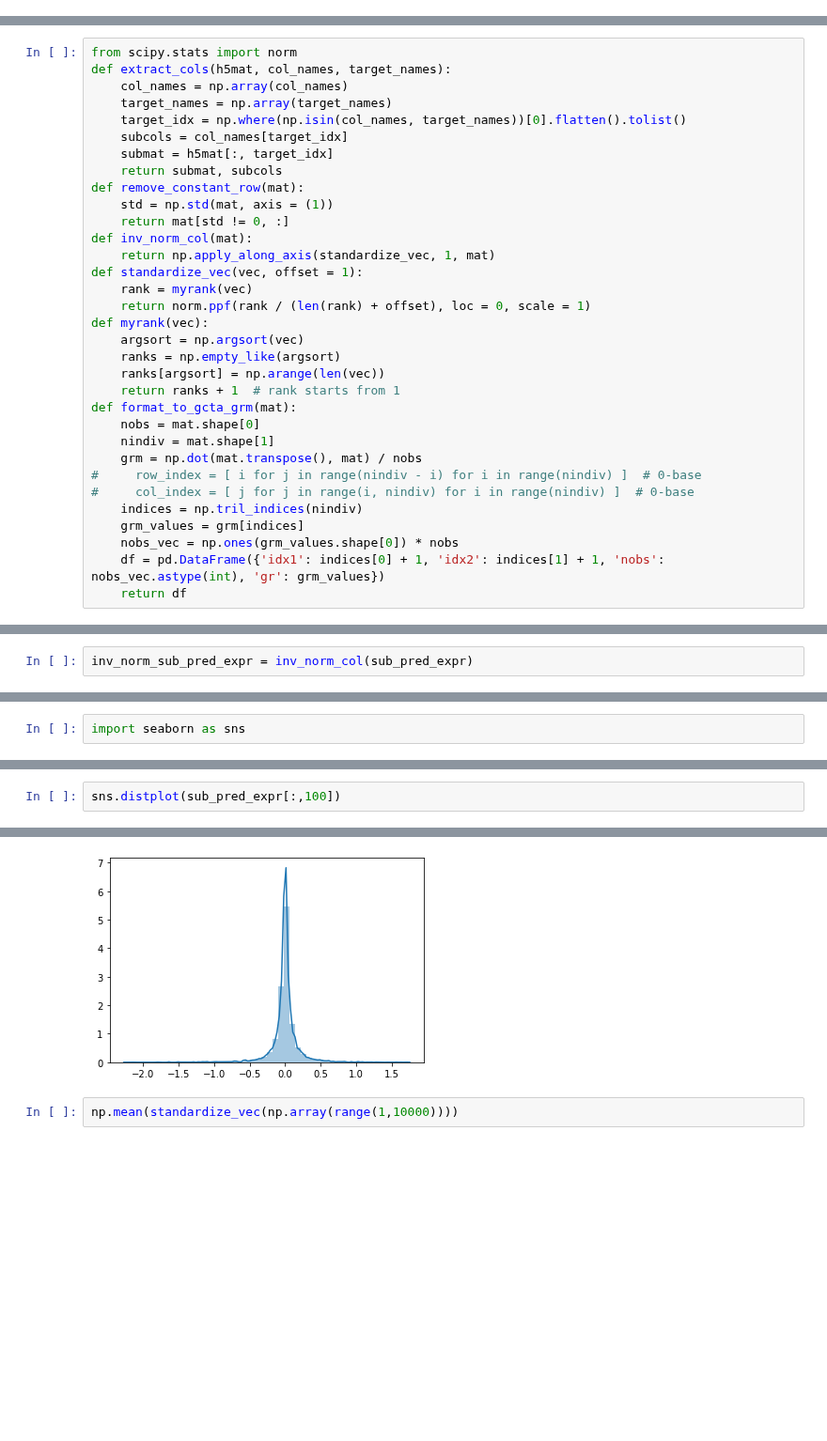
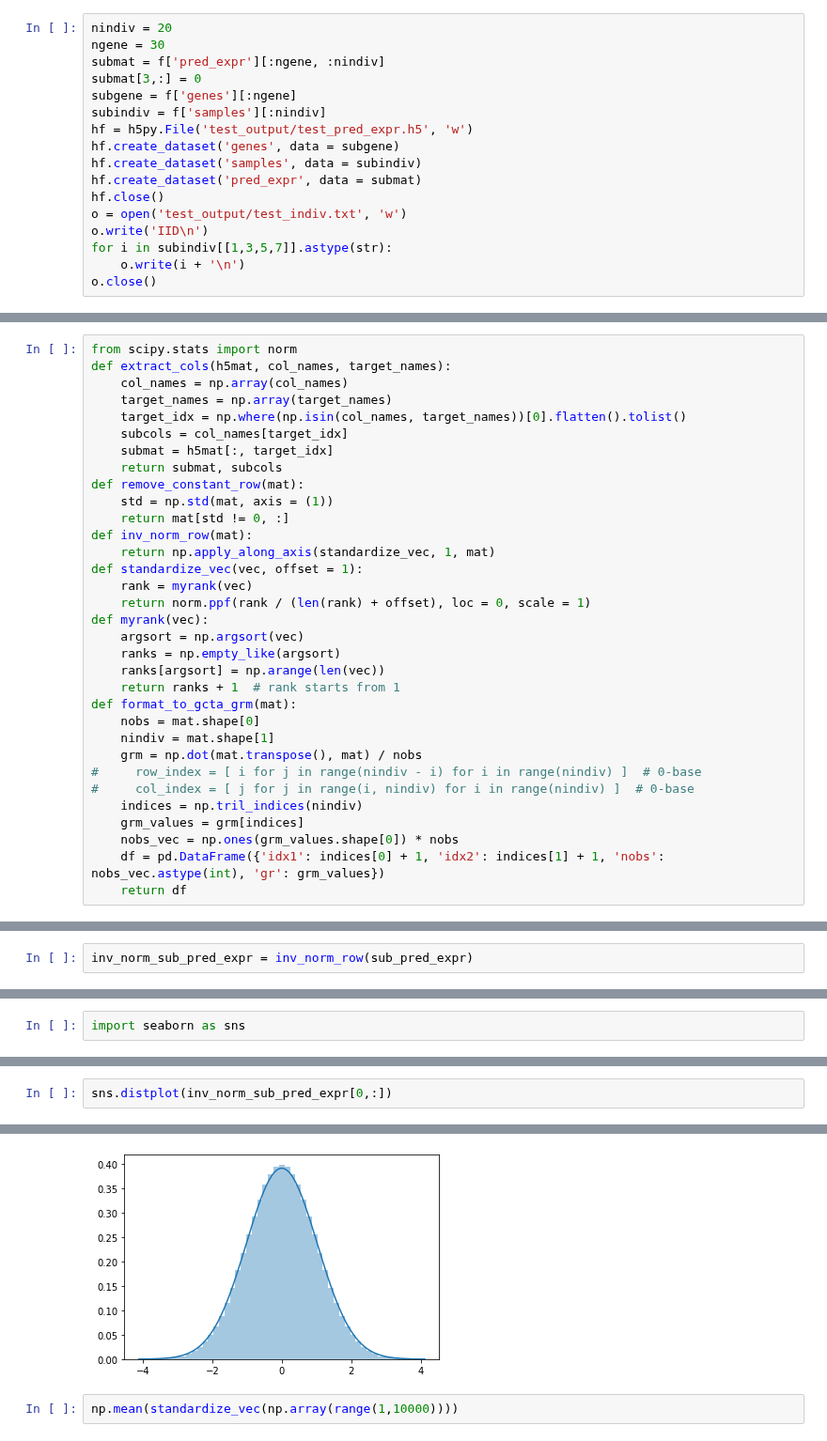
Before and after one commit to liangyy/ptrs-ukb, a Jupyter notebook: notebook/look_at_predicted_expr.ipynb, the cells around one changed output, grey strips where cells are left out. Shown at 94% size. Cells and saved outputs as stored; diff of their text form; blank space fills up the shorter version.

```diff
--- a/notebook/look_at_predicted_expr.ipynb
+++ b/notebook/look_at_predicted_expr.ipynb
@@ -46,3 +46,20 @@ f = h5py.File(
 f.keys()
 # %% [output]
 <KeysViewHDF5 ['genes', 'pred_expr', 'samples']>
+# %%
+nindiv = 20
+ngene = 30
+submat = f['pred_expr'][:ngene, :nindiv]
+submat[3,:] = 0
+subgene = f['genes'][:ngene]
+subindiv = f['samples'][:nindiv]
+hf = h5py.File('test_output/test_pred_expr.h5', 'w')
+hf.create_dataset('genes', data = subgene)
+hf.create_dataset('samples', data = subindiv)
+hf.create_dataset('pred_expr', data = submat)
+hf.close()
+o = open('test_output/test_indiv.txt', 'w')
+o.write('IID\n')
+for i in subindiv[[1,3,5,7]].astype(str):
+    o.write(i + '\n')
+o.close()
@@ -67,7 +107,7 @@ def extract_cols(h5mat, col_names, target_names):
 def remove_constant_row(mat):
     std = np.std(mat, axis = (1))
     return mat[std != 0, :]
-def inv_norm_col(mat):
+def inv_norm_row(mat):
     return np.apply_along_axis(standardize_vec, 1, mat)
 def standardize_vec(vec, offset = 1):
     rank = myrank(vec)
@@ -93,7 +133,7 @@ sub_pred_expr, sub_indivs = extract_cols(f['pred_expr'], f['samples'][:], indiv_
 # %%
 sub_pred_expr = remove_constant_row(sub_pred_expr)
 # %%
-inv_norm_sub_pred_expr = inv_norm_col(sub_pred_expr)
+inv_norm_sub_pred_expr = inv_norm_row(sub_pred_expr)
 # %%
 grm = format_to_gcta_grm(inv_norm_sub_pred_expr)
 grm.to_csv('test_output/test.grm.gz', header = None, index = None, sep = '\t', compression = 'gzip')
@@ -126,8 +170,8 @@ import seaborn as sns
 # %%
-sns.distplot(sub_pred_expr[:,100])
+sns.distplot(inv_norm_sub_pred_expr[0,:])
 # %% [output]
 <matplotlib.axes._subplots.AxesSubplot at 0x...>
-[figure, old version]
+[figure, new version]
 # %%
 np.mean(standardize_vec(np.array(range(1,10000))))
 # %% [output]
```
Also changed, not shown: parts of 5 cells of this notebook, 2 other files.
